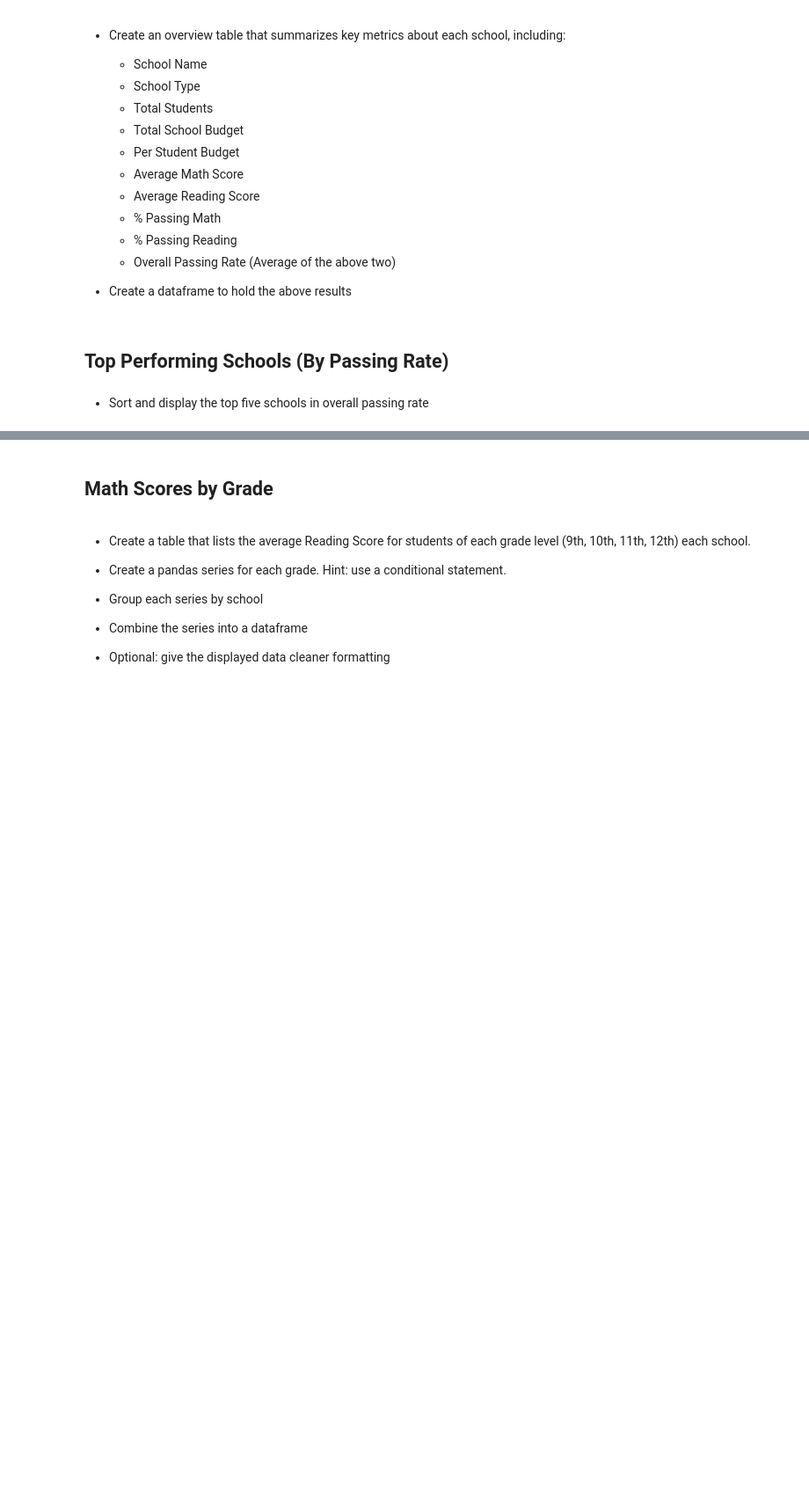
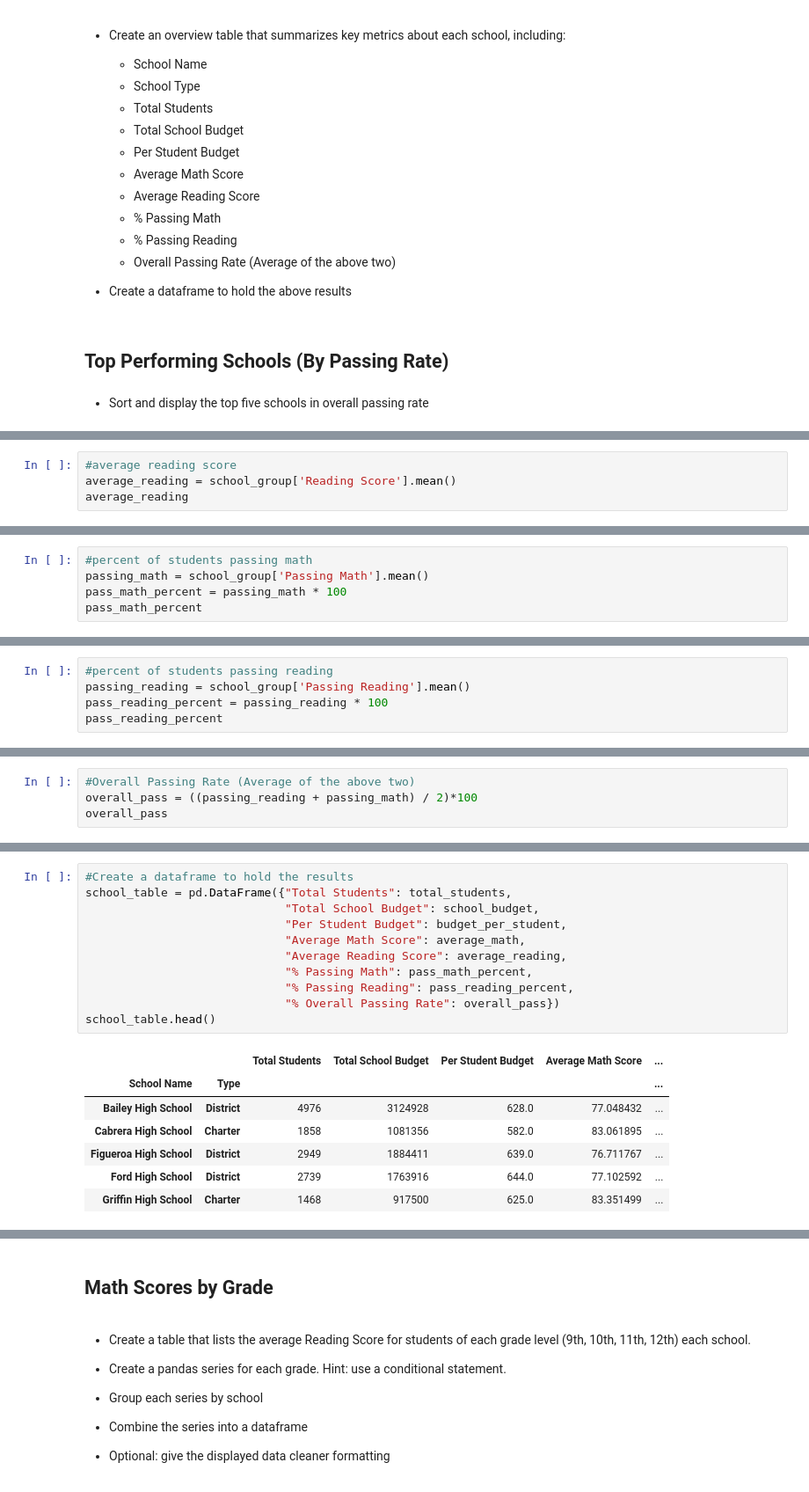
Before and after one commit to darenhamilton/PyCitySchools, a Jupyter notebook: PyCitySchools/PyCitySchools.ipynb, the cells around one changed output, grey strips where cells are left out. Shown at 88% size. Saved outputs shown, nothing was run; the diff lists cells and outputs as text; blank space fills up the shorter version.

```diff
--- a/PyCitySchools/PyCitySchools.ipynb
+++ b/PyCitySchools/PyCitySchools.ipynb
@@ -214,0 +287,4 @@ Sort and display the five worst-performing schools
+# %%
+#average reading score
+average_reading = school_group['Reading Score'].mean()
+average_reading
@@ -214,0 +309,5 @@ Sort and display the five worst-performing schools
+# %%
+#percent of students passing math
+passing_math = school_group['Passing Math'].mean()
+pass_math_percent = passing_math * 100
+pass_math_percent
@@ -214,0 +332,5 @@ Sort and display the five worst-performing schools
+# %%
+#percent of students passing reading
+passing_reading = school_group['Passing Reading'].mean()
+pass_reading_percent = passing_reading * 100
+pass_reading_percent
@@ -214,0 +355,4 @@ Sort and display the five worst-performing schools
+# %%
+#Overall Passing Rate (Average of the above two)
+overall_pass = ((passing_reading + passing_math) / 2)*100
+overall_pass
@@ -214,0 +377,19 @@ Sort and display the five worst-performing schools
+# %%
+#Create a dataframe to hold the results
+school_table = pd.DataFrame({"Total Students": total_students,
+                             "Total School Budget": school_budget,
+                             "Per Student Budget": budget_per_student,
+                             "Average Math Score": average_math,
+                             "Average Reading Score": average_reading,
+                             "% Passing Math": pass_math_percent,
+                             "% Passing Reading": pass_reading_percent,
+                             "% Overall Passing Rate": overall_pass})
+school_table.head()
+# %% [output]
+|  |  | Total Students | Total School Budget | Per Student Budget | Average Math Score | ... |
+| School Name | Type |  |  |  |  | ... |
+| Bailey High School | District | 4976 | 3124928 | 628.0 | 77.048432 | ... |
+| Cabrera High School | Charter | 1858 | 1081356 | 582.0 | 83.061895 | ... |
+| Figueroa High School | District | 2949 | 1884411 | 639.0 | 76.711767 | ... |
+| Ford High School | District | 2739 | 1763916 | 644.0 | 77.102592 | ... |
+| Griffin High School | Charter | 1468 | 917500 | 625.0 | 83.351499 | ... |
```
Also changed, not shown: parts of 64 cells of this notebook, 1 other file.
